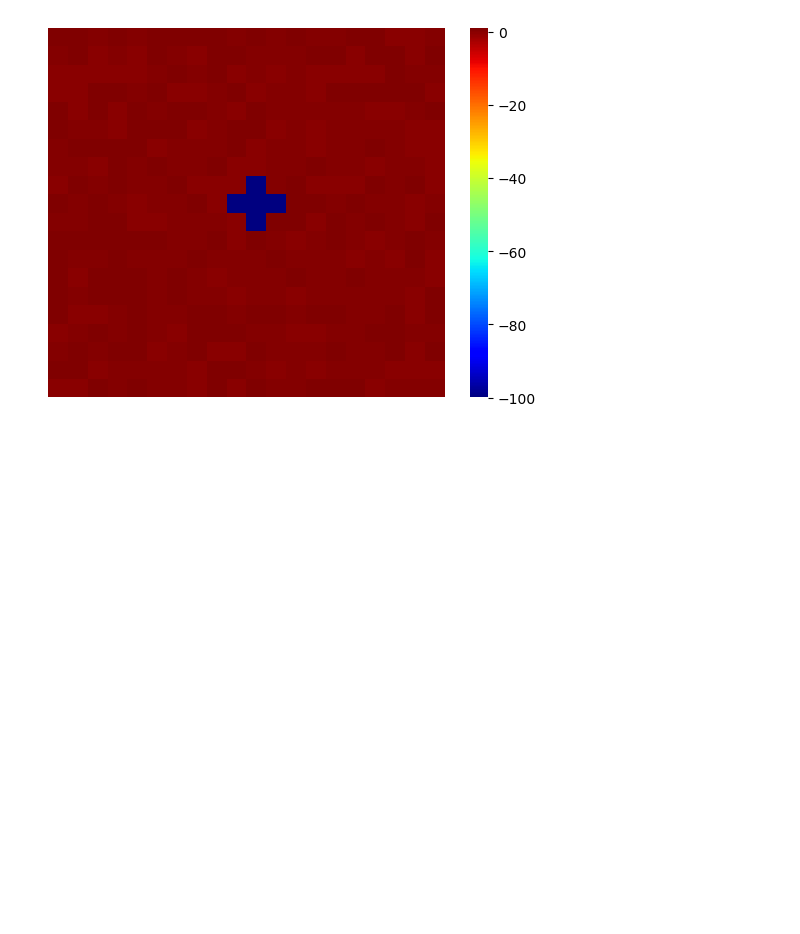
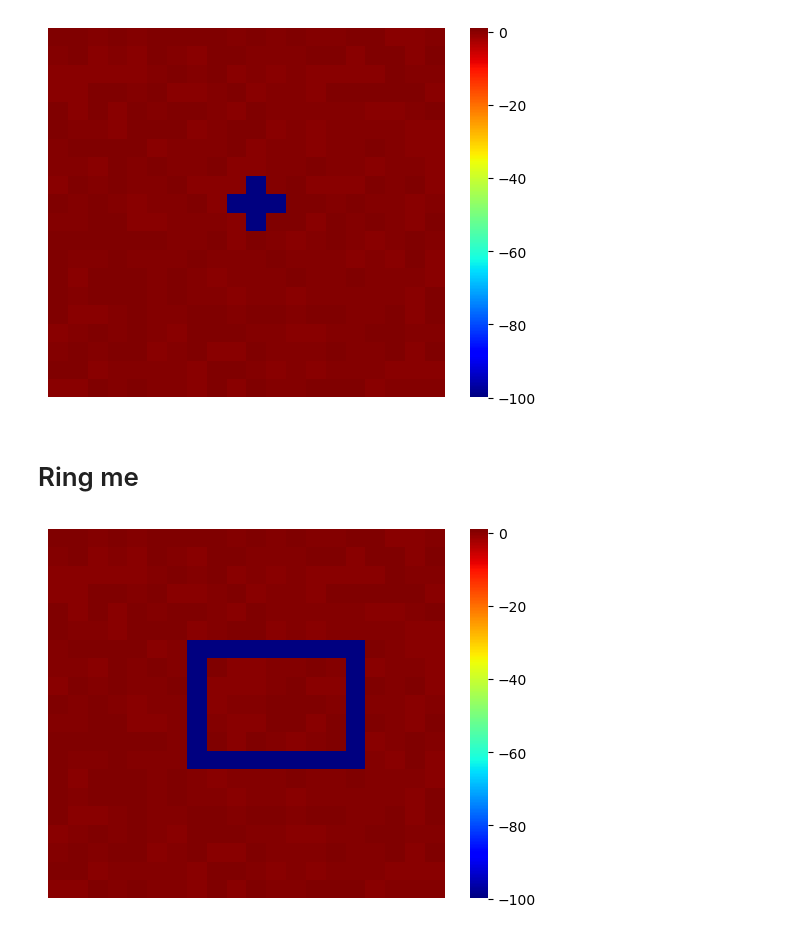
Before and after one commit to Sea-Meets-the-Stars/nenya, a Jupyter notebook: papers/InformationContent/Analysis/Mask_fussing.ipynb, the cells around one changed output. Saved outputs shown, nothing was run; the diff lists cells and outputs as text; code cells hidden in the pictures; blank space fills up the shorter version.

```diff
--- a/papers/InformationContent/Analysis/Mask_fussing.ipynb
+++ b/papers/InformationContent/Analysis/Mask_fussing.ipynb
@@ -49,3 +49,14 @@ grow_msk = wr_utils.grow_mask(mask, 1.25)
 show_masked(img, grow_msk)
 # %% [output]
 [figure]
+# %% [markdown]
+# Ring me
+# %%
+mask2 = np.zeros_like(img, dtype=bool)
+mask2[7:13,15] = True
+mask2[7:13,7] = True
+mask2[7,7:15] = True
+mask2[13,7:16] = True
+show_masked(img, mask2)
+# %% [output]
+[figure, added]
```
Also changed, not shown: parts of 5 cells of this notebook.
